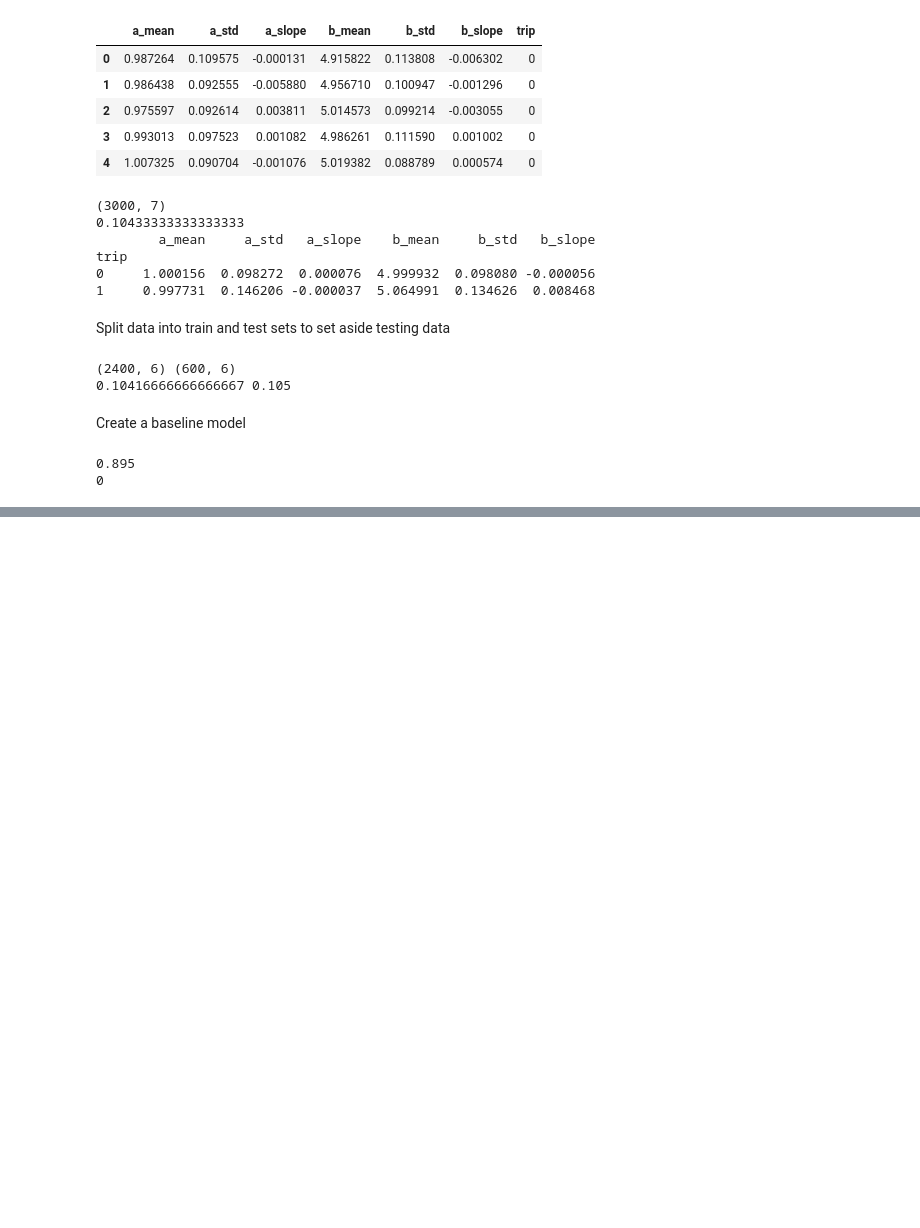
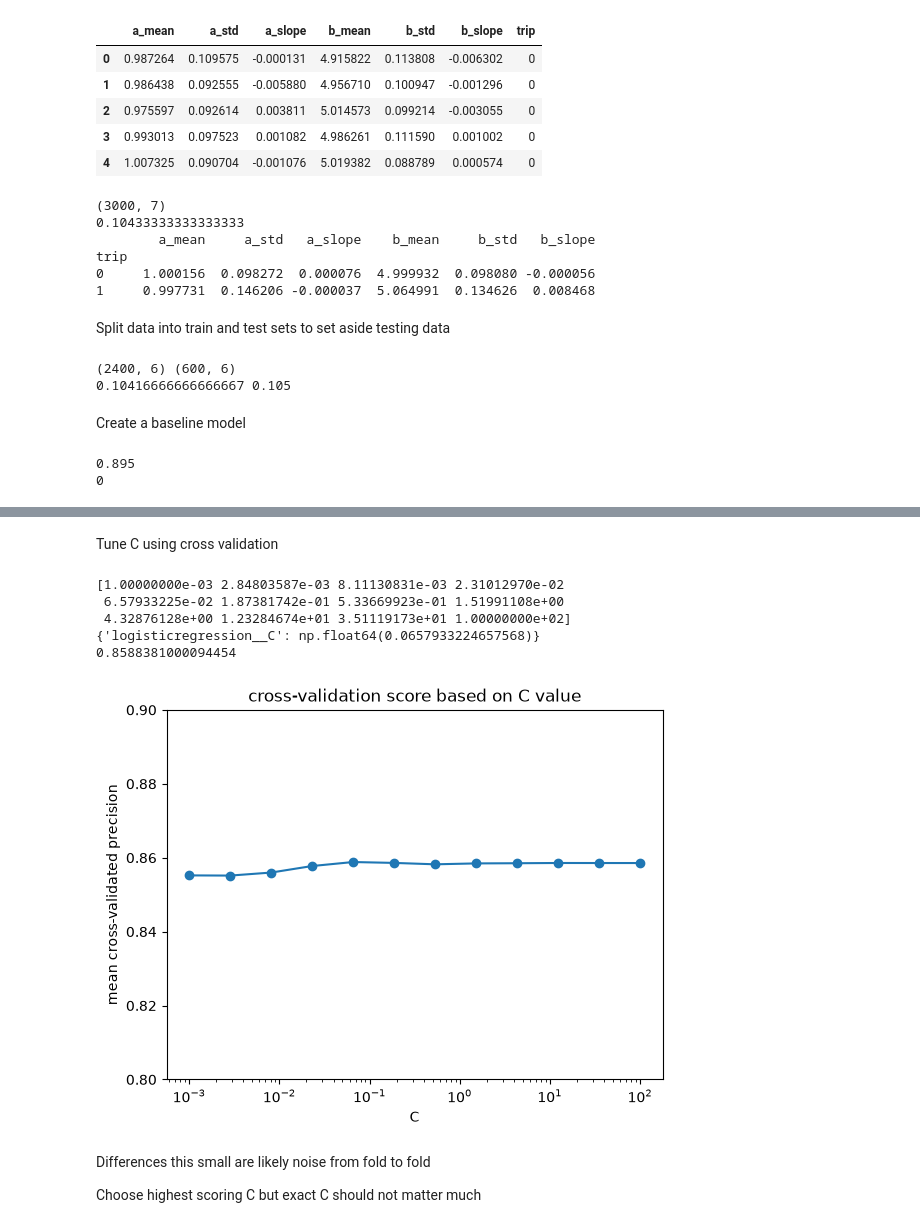
Before and after one commit to maggielii/sensor-ml, a Jupyter notebook: main.ipynb, the cells around one changed output, grey strips where cells are left out. Drawn from its saved outputs; the diff is of its cells as text; code cells hidden in the pictures; blank space fills up the shorter version.

```diff
--- a/main.ipynb
+++ b/main.ipynb
@@ -170,0 +177,12 @@ print(baseline.predict(X_test).sum()) # total trips predicted
+# %%
+model = make_pipeline(StandardScaler(), LogisticRegression(max_iter=1000))
+model.fit(X_train, y_train)
+
+# probability of a trip for the first 10 training windows
+print(model.predict_proba(X_train)[:10, 1].round(3))
+# target labels
+print(y_train.values[:10])
+
+# weights of features
+weights = pd.Series(model[-1].coef_[0], index=features)
+print(weights.round(2))
@@ -170,0 +199,36 @@ print(baseline.predict(X_test).sum()) # total trips predicted
+# %% [markdown]
+Tune C using cross validation
+# %%
+param_grid = {"logisticregression__C": np.logspace(-3, 2, 12)} #0.001 to 100
+
+grid = GridSearchCV(model, param_grid, cv=5, scoring="average_precision")
+grid.fit(X_train, y_train)
+
+print(np.logspace(-3, 2, 12))
+print(grid.best_params_)
+print(grid.best_score_)
+# %% [output]
+[1.00000000e-03 2.84803587e-03 8.11130831e-03 2.31012970e-02
+ 6.57933225e-02 1.87381742e-01 5.33669923e-01 1.51991108e+00
+ 4.32876128e+00 1.23284674e+01 3.51119173e+01 1.00000000e+02]
+{'logisticregression__C': np.float64(0.0657933224657568)}
+0.8588381000094454
+# %%
+results = pd.DataFrame(grid.cv_results_)
+
+c_values = results["param_logisticregression__C"].astype(float)
+scores = results["mean_test_score"]
+
+plt.plot(c_values, scores, marker="o")
+plt.xscale("log")
+plt.xlabel("C")
+plt.ylabel("mean cross-validated precision")
+plt.title("cross-validation score based on C value")
+plt.ylim(0.8, 0.9)
+plt.show()
+# %% [output]
+[figure, added]
+# %% [markdown]
+Differences this small are likely noise from fold to fold
+
+Choose highest scoring C but exact C should not matter much
```
Also changed, not shown: parts of 3 cells of this notebook.
